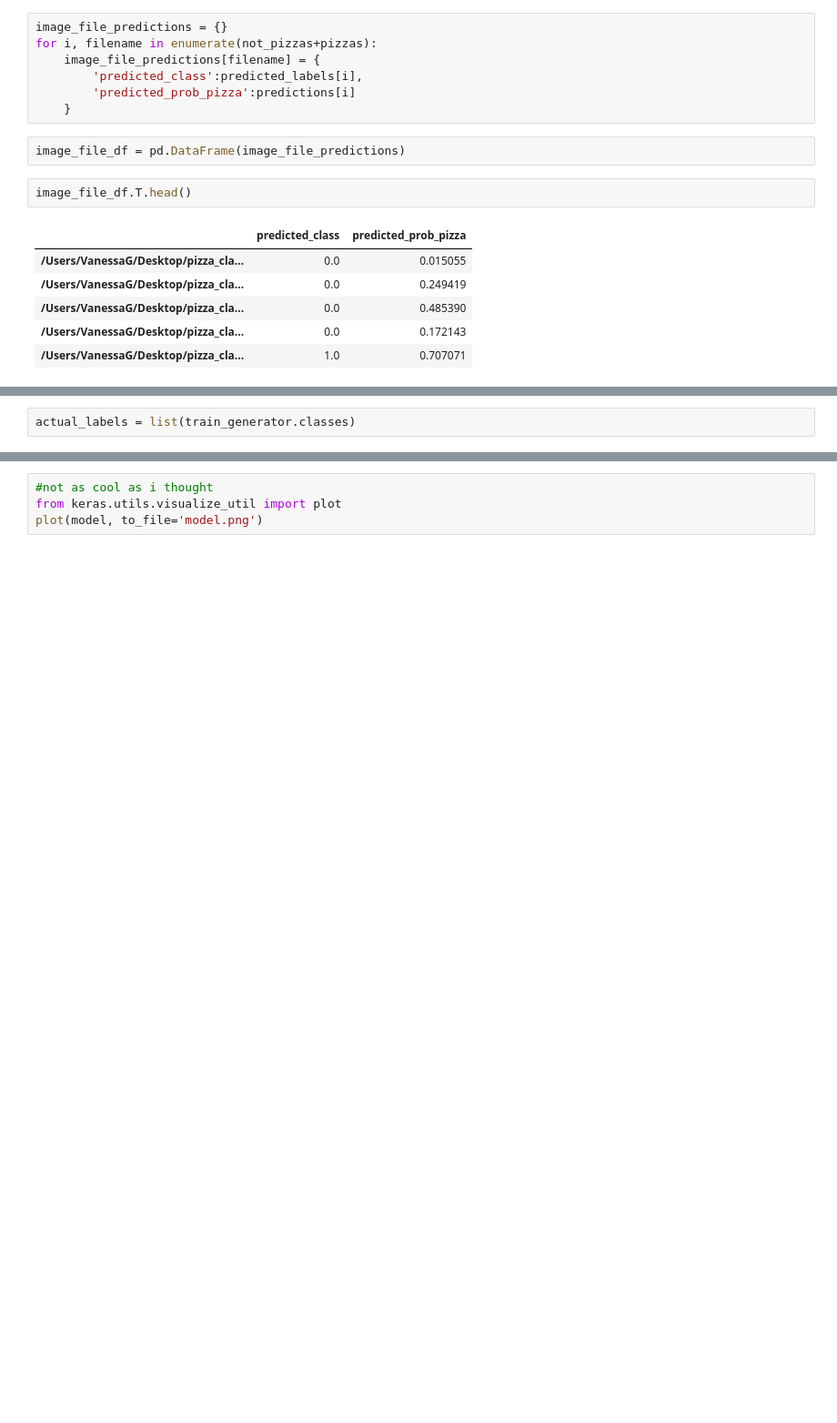
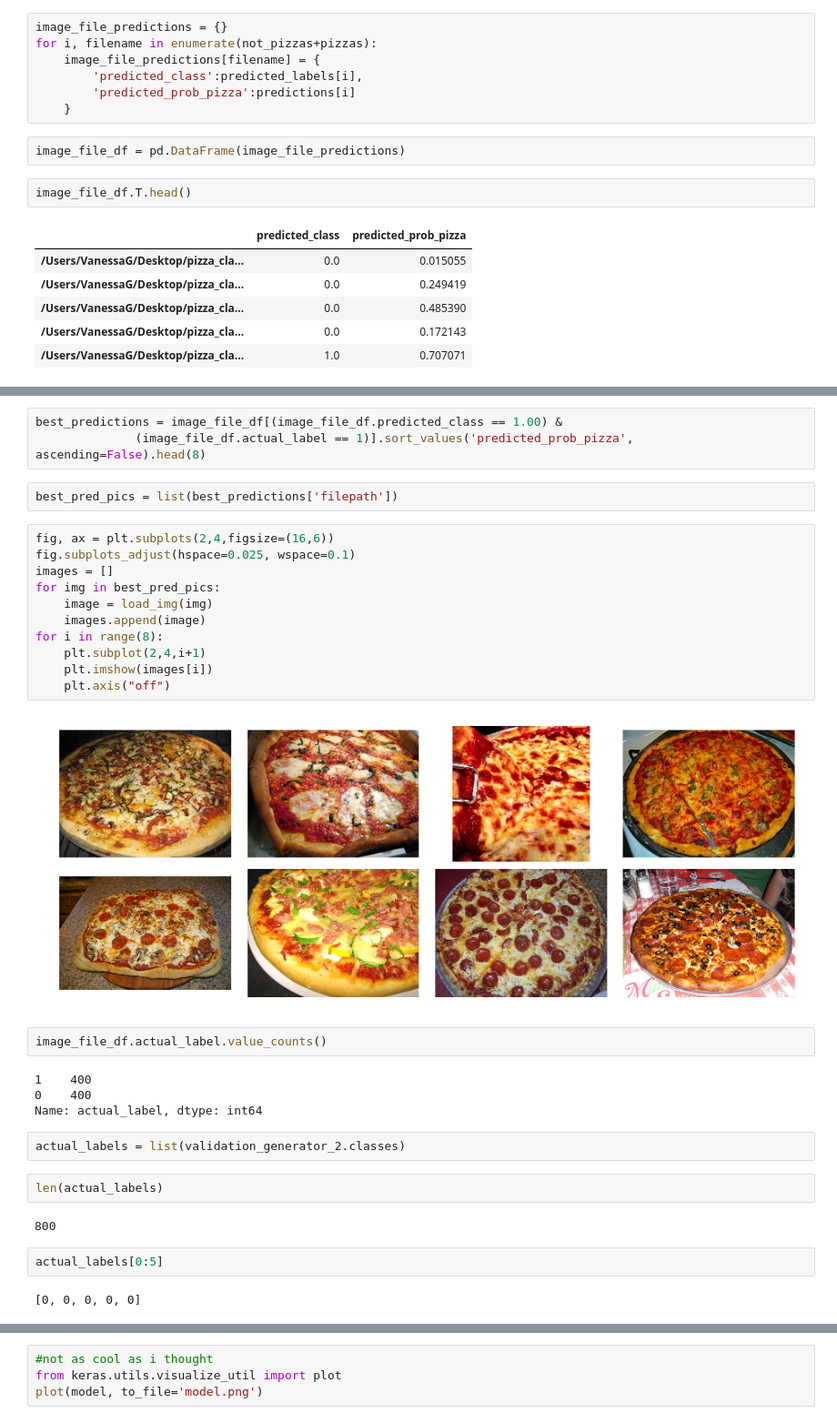
Before and after one commit to vnessified/DSI-SF-2-vnessified, a Jupyter notebook: capstone/keras_model.ipynb, the cells around one changed output, grey strips where cells are left out. Shown at 91% size. Saved outputs shown, nothing was run; the diff lists cells and outputs as text; blank space fills up the shorter version.

```diff
--- a/capstone/keras_model.ipynb
+++ b/capstone/keras_model.ipynb
@@ -372,4 +501,36 @@ image_file_df.T.head()
+# %%
+best_predictions = image_file_df[(image_file_df.predicted_class == 1.00) &
+              (image_file_df.actual_label == 1)].sort_values('predicted_prob_pizza', ascending=False).head(8)
+# %%
+best_pred_pics = list(best_predictions['filepath'])
+# %%
+fig, ax = plt.subplots(2,4,figsize=(16,6))
+fig.subplots_adjust(hspace=0.025, wspace=0.1)
+images = []
+for img in best_pred_pics:
+    image = load_img(img)
+    images.append(image)
+for i in range(8):
+    plt.subplot(2,4,i+1)
+    plt.imshow(images[i])
+    plt.axis("off")
+# %% [output]
+[figure, added]
+# %%
+image_file_df.actual_label.value_counts()
+# %% [output]
+1    400
+0    400
+Name: actual_label, dtype: int64
 # %%
-actual_labels = list(train_generator.classes)
+actual_labels = list(validation_generator_2.classes)
+# %%
+len(actual_labels)
+# %% [output]
+800
+# %%
+actual_labels[0:5]
+# %% [output]
+[0, 0, 0, 0, 0]
 # %%
 from sklearn.metrics import classification_report
```
Also changed, not shown: parts of 37 cells of this notebook.
